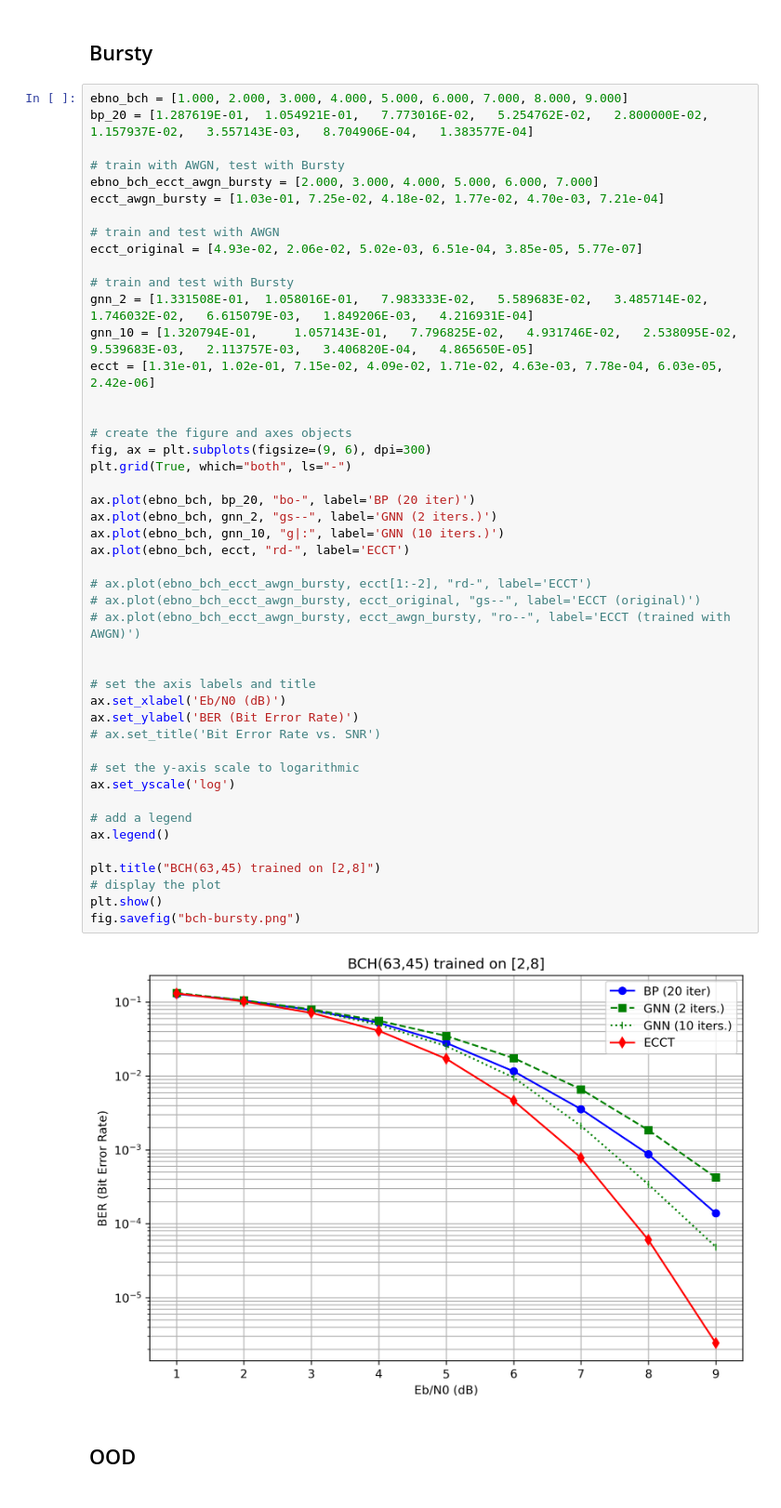
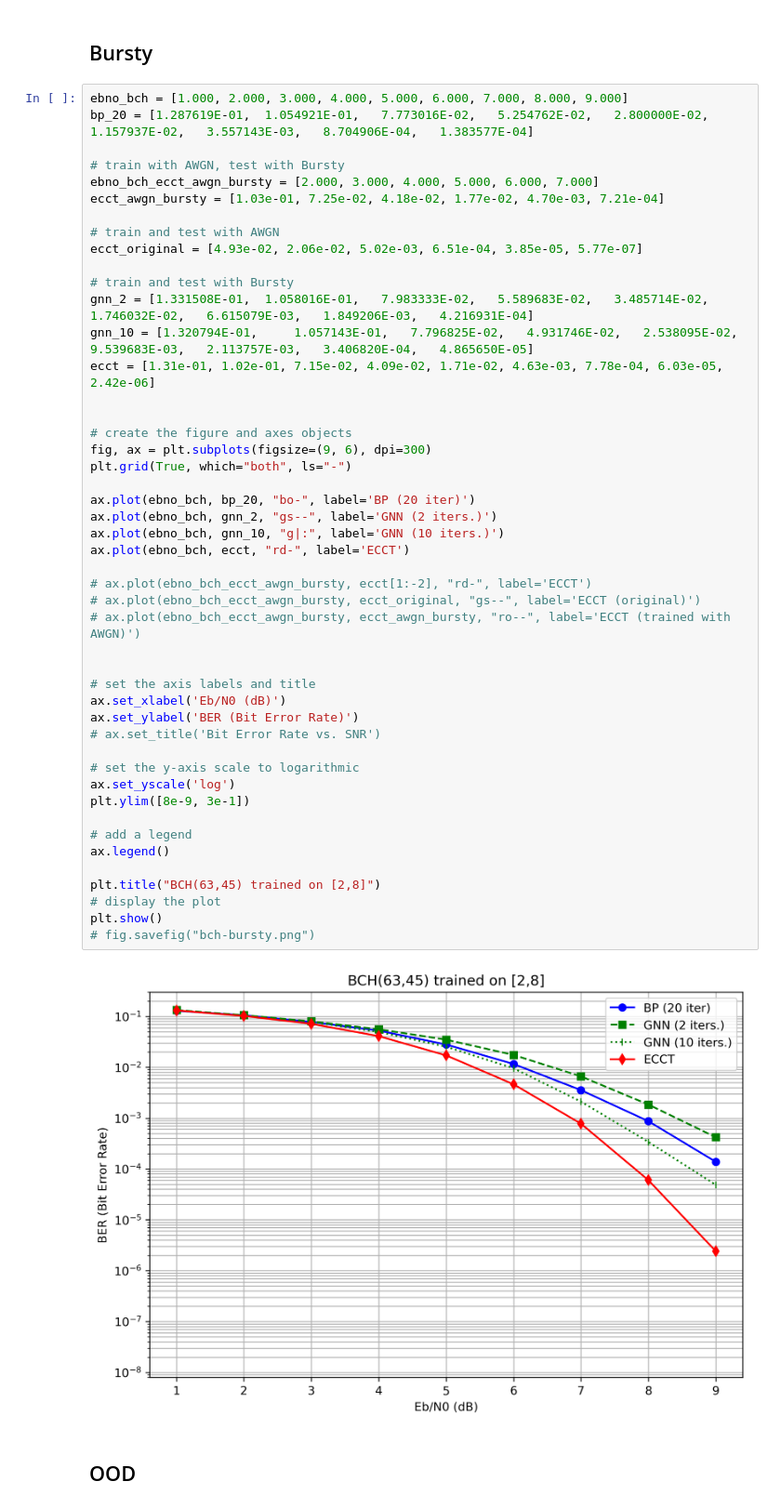
Before and after one commit to ivanightingale/gnn-decoder, a Jupyter notebook: visualization.ipynb, the cells around one changed output. Shown at 93% size. Drawn from its saved outputs; the diff is of its cells as text.

Commit message:
WIP: burst channel

```diff
--- a/visualization.ipynb
+++ b/visualization.ipynb
@@ -48,35 +80,36 @@ ecct = [1.31e-01, 1.02e-01, 7.15e-02, 4.09e-02, 1.71e-02, 4.63e-03, 7.78e-04, 6.
 
 # create the figure and axes objects
 fig, ax = plt.subplots(figsize=(9, 6), dpi=300)
 plt.grid(True, which="both", ls="-")
 
 ax.plot(ebno_bch, bp_20, "bo-", label='BP (20 iter)')
 ax.plot(ebno_bch, gnn_2, "gs--", label='GNN (2 iters.)')
 ax.plot(ebno_bch, gnn_10, "g|:", label='GNN (10 iters.)')
 ax.plot(ebno_bch, ecct, "rd-", label='ECCT')
 
 # ax.plot(ebno_bch_ecct_awgn_bursty, ecct[1:-2], "rd-", label='ECCT')
 # ax.plot(ebno_bch_ecct_awgn_bursty, ecct_original, "gs--", label='ECCT (original)')
 # ax.plot(ebno_bch_ecct_awgn_bursty, ecct_awgn_bursty, "ro--", label='ECCT (trained with AWGN)')
 
 
 # set the axis labels and title
 ax.set_xlabel('Eb/N0 (dB)')
 ax.set_ylabel('BER (Bit Error Rate)')
 # ax.set_title('Bit Error Rate vs. SNR')
 
 # set the y-axis scale to logarithmic
 ax.set_yscale('log')
+plt.ylim([8e-9, 3e-1])
 
 # add a legend
 ax.legend()
 
 plt.title("BCH(63,45) trained on [2,8]")
 # display the plot
 plt.show()
-fig.savefig("bch-bursty.png")
+# fig.savefig("bch-bursty.png")
 # %% [output]
-[figure, old version]
+[figure, new version]
 # %% [markdown]
 ## OOD
 # %%
```
Also changed, not shown: parts of 2 cells of this notebook, 3 other files.
